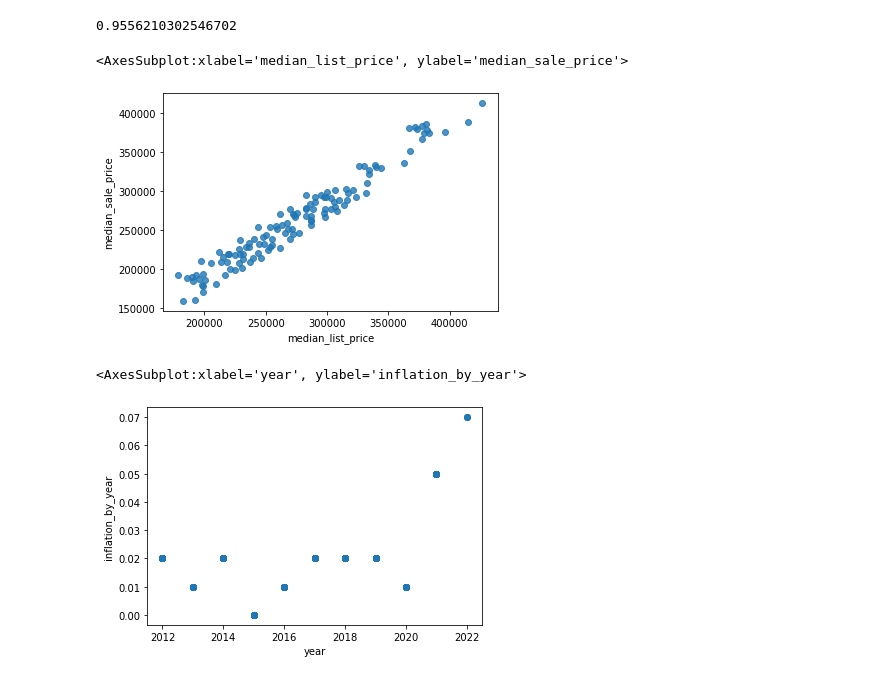
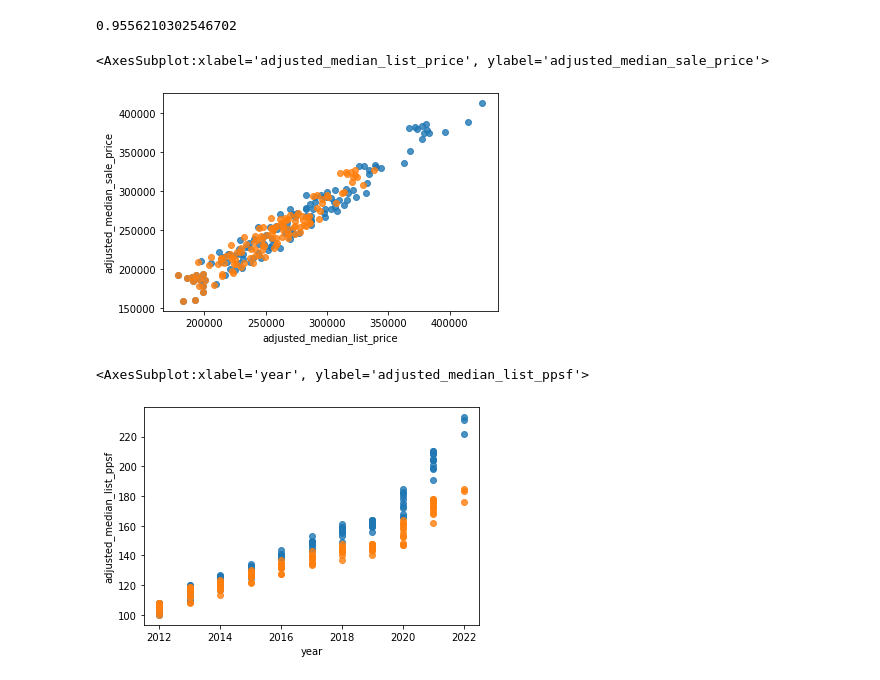
Before and after one commit to COGS118A/Group029-Sp22, a Jupyter notebook: COGS_118A_Project.ipynb, the cells around one changed output. Cells and saved outputs as stored; diff of their text form; code cells hidden in the pictures.

```diff
--- a/COGS_118A_Project.ipynb
+++ b/COGS_118A_Project.ipynb
@@ -178,10 +181,10 @@ national_df
 | 587 | -1 | 2022-03-01 | 2022-03-31 | 2022 | 30 | 426625.0 | ... |
 123 rows × 12 columns
 # %%
-test = national_df.assign(adjusted_median_list_price = national_df['median_list_price'] / national_df['base_inflation'])
-test = test.assign(adjusted_median_sale_price = national_df['median_sale_price'] / national_df['base_inflation'])
-test = test.assign(adjusted_median_list_ppsf = national_df['median_list_ppsf'] / national_df['base_inflation'])
-test
+national_df = national_df.assign(adjusted_median_list_price = national_df['median_list_price'] / national_df['base_inflation'])
+national_df = national_df.assign(adjusted_median_sale_price = national_df['median_sale_price'] / national_df['base_inflation'])
+national_df = national_df.assign(adjusted_median_list_ppsf = national_df['median_list_ppsf'] / national_df['base_inflation'])
+national_df.head()
 # %% [output]
 |  | property_type_id | period_begin | period_end | year | period_duration | median_list_price | ... |
 | 1028 | -1 | 2012-01-01 | 2012-01-31 | 2012 | 30 | 182741.0 | ... |
@@ -229,11 +225,13 @@ regr.score(np.array(X_test).reshape(-1,1), y_test)
 0.9556210302546702
 # %%
 sns.regplot(x = "median_list_price", y = "median_sale_price", data = national_df, fit_reg=False)
+sns.regplot(x = "adjusted_median_list_price", y = "adjusted_median_sale_price", data = test, fit_reg=False)
 # %% [output]
-<AxesSubplot:xlabel='median_list_price', ylabel='median_sale_price'>
+<AxesSubplot:xlabel='adjusted_median_list_price', ylabel='adjusted_median_sale_price'>
-[figure, old version]
+[figure, new version]
 # %%
-sns.regplot(x = "year", y = "inflation_by_year", data = national_df, fit_reg=False)
+sns.regplot(x = "year", y = "median_list_ppsf", data = national_df, fit_reg=False)
+sns.regplot(x = "year", y = "adjusted_median_list_ppsf", data = test, fit_reg=False)
 # %% [output]
-<AxesSubplot:xlabel='year', ylabel='inflation_by_year'>
+<AxesSubplot:xlabel='year', ylabel='adjusted_median_list_ppsf'>
-[figure, old version]
+[figure, new version]
```
Also changed, not shown: parts of 9 cells of this notebook.
